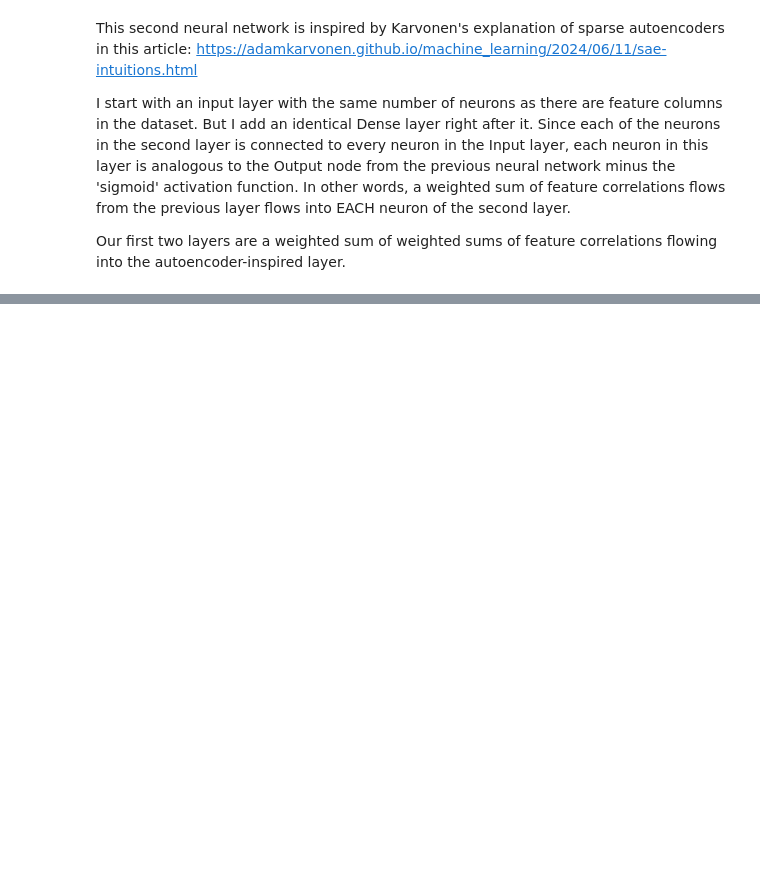
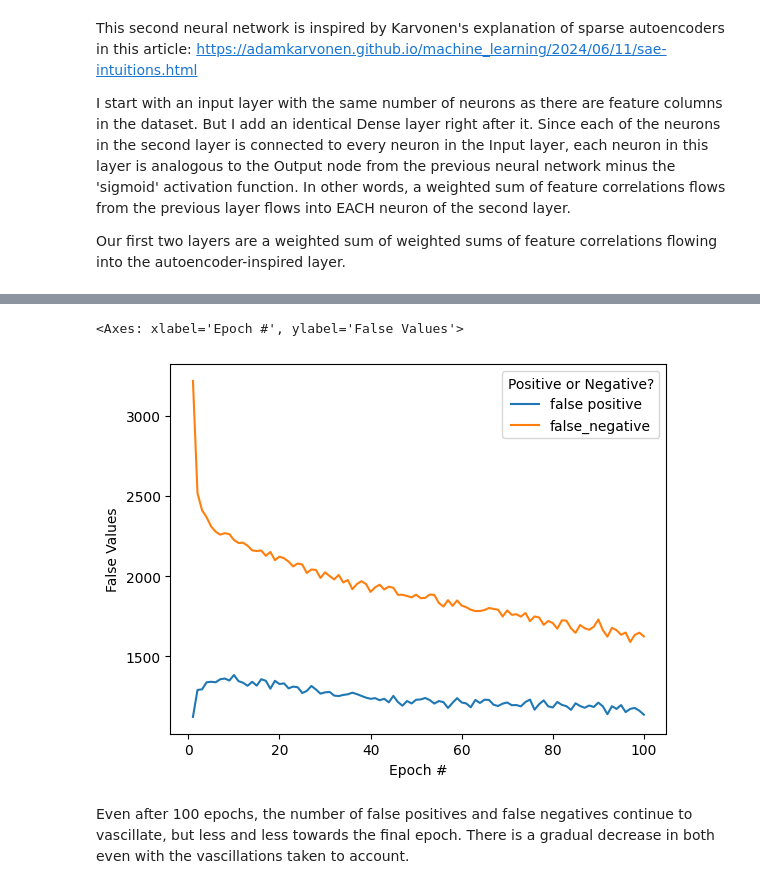
Before and after one commit to TrollRider-Kristian/Springboard-AI-Mini-Projects, a Jupyter notebook: Student_MLE_MiniProject_Deep_Learning.ipynb, the cells around one changed output, grey strips where cells are left out. Drawn from its saved outputs; the diff is of its cells as text; code cells hidden in the pictures; blank space fills up the shorter version.

```diff
--- a/Student_MLE_MiniProject_Deep_Learning.ipynb
+++ b/Student_MLE_MiniProject_Deep_Learning.ipynb
@@ -806,3 +800,21 @@ Pipeline(steps=[('all_columns_preparer',
+# %%
+# Represent the number of false positives and false negatives per epoch in a linegraph.
+autoencoder_false_positives = autoencoder_pipeline_callback.named_steps['income_predictor_model'].history_['false_positives']
+autoencoder_false_negatives = autoencoder_pipeline_callback.named_steps['income_predictor_model'].history_['false_negatives']
+another_line_indicator = ['false positive' for i in range (num_epochs * 5)]\
+  + ['false_negative' for i in range (num_epochs * 5)]
+autoencoder_false_values_df = {\
+  'Epoch #': [i+1 for i in range (num_epochs * 5)] * 2,\
+  'False Values': autoencoder_false_positives + autoencoder_false_negatives,\
+  'Positive or Negative?': another_line_indicator
+}
+seaborn.lineplot (data = autoencoder_false_values_df,\
+  x = 'Epoch #', y = 'False Values', hue = 'Positive or Negative?')
+# %% [output]
+<Axes: xlabel='Epoch #', ylabel='False Values'>
+[figure, added]
+# %% [markdown]
+Even after 100 epochs, the number of false positives and false negatives continue to vascillate, but less and less towards the final epoch.  There is a gradual decrease in both even with the vascillations taken to account.
 # %%
 # Calculate the AUC score of your model on the test data.
 # Does the model predict better than random?
```
Also changed, not shown: parts of 8 cells of this notebook.
